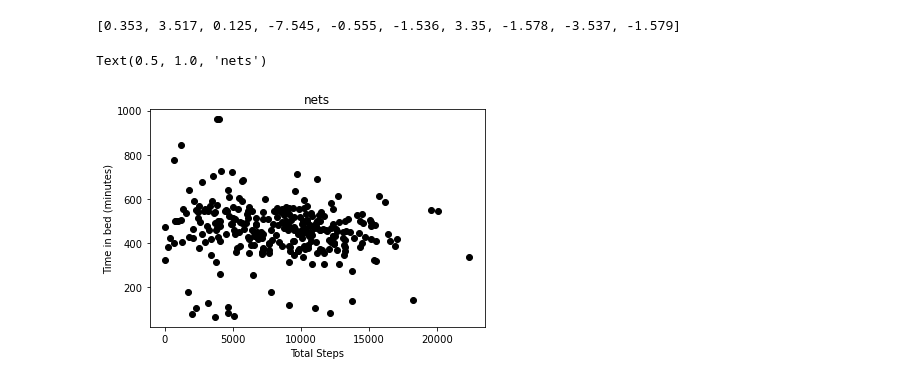
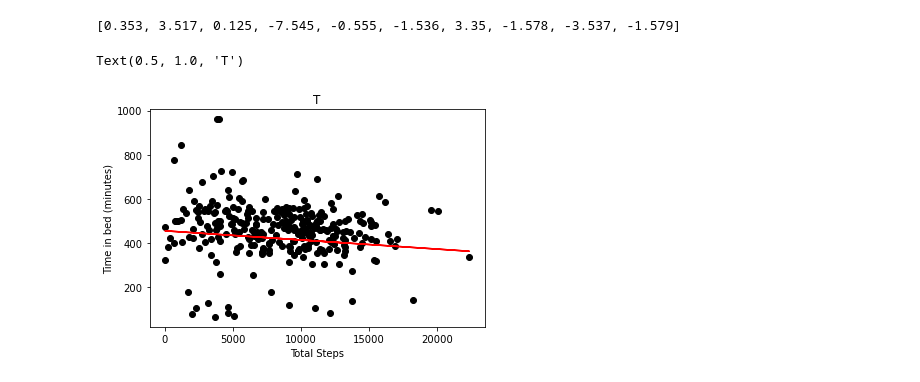
Before and after one commit to idangrady/DataAnalysisCourse, a Jupyter notebook: Rik/Knowledge.ipynb, the cells around one changed output. Saved outputs shown, nothing was run; the diff lists cells and outputs as text; code cells hidden in the pictures.

```diff
--- a/Rik/Knowledge.ipynb
+++ b/Rik/Knowledge.ipynb
@@ -126,14 +126,3 @@ plt.scatter(df.biking, df[['heart.disease']],  color='blue')
 plt.plot(df.biking, regr.coef_[0][0]*df.biking + regr.intercept_[0], '-r')
 plt.xlabel("Biking")
 plt.ylabel("Hear Disease")
-# %%
-import matplotlib.pyplot as plt
-
-plt.scatter(sleepStep[['StepTotal']], sleepStep[['TotalTimeInBed']],  color='black')
-#plt.plot(sleepStep[['StepTotal']], regr.coef_[0][0]*sleepStep[['StepTotal']] + regr.intercept_[0], '-r')
-plt.xlabel("Total Steps")
-plt.ylabel("Time in bed (minutes)")
-plt.title('nets')
-# %% [output]
-Text(0.5, 1.0, 'nets')
-[figure, removed]
@@ -142,0 +129,11 @@ p = 0.0016956316026592502
+# %%
+import matplotlib.pyplot as plt
+
+plt.scatter(sleepStep[['StepTotal']], sleepStep[['TotalTimeInBed']],  color='black')
+plt.plot(sleepStep[['StepTotal']], regr.coef_[0][0]*sleepStep[['StepTotal']] + regr.intercept_[0], '-r')
+plt.xlabel("Total Steps")
+plt.ylabel("Time in bed (minutes)")
+plt.title('T')
+# %% [output]
+Text(0.5, 1.0, 'T')
+[figure, added]
```
Also changed, not shown: parts of 4 cells of this notebook, 1 other file.
